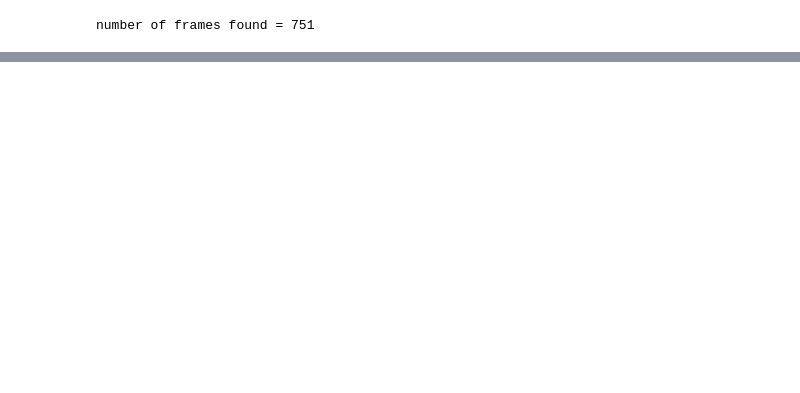
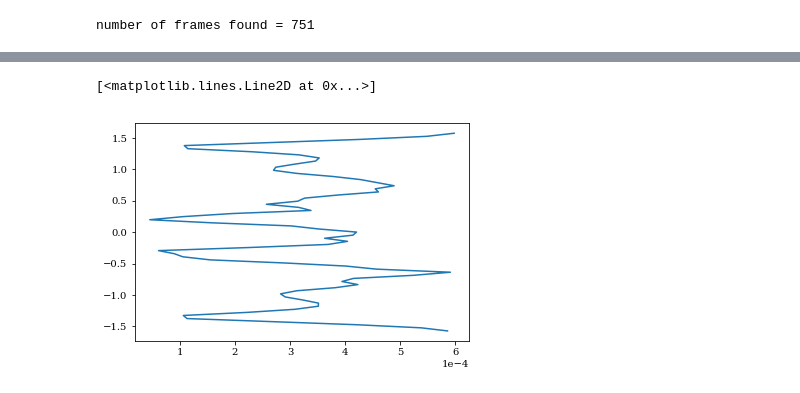
Before and after one commit to julianmak/pydra, a Jupyter notebook: wrapper/calc_GEOMETRIC.ipynb, the cells around one changed output, grey strips where cells are left out. Drawn from its saved outputs; the diff is of its cells as text; code cells hidden in the pictures; blank space fills up the shorter version.

```diff
--- a/wrapper/calc_GEOMETRIC.ipynb
+++ b/wrapper/calc_GEOMETRIC.ipynb
@@ -226,0 +290,6 @@ ax.grid()
+# %%
+test = np.sqrt(zonal_ave(M_L1L2[:, :, 0]) ** 2 + zonal_ave(N_L1L2[:, :, 0]) ** 2)
+plt.plot(test, y_vec)
+# %% [output]
+[<matplotlib.lines.Line2D at 0x...>]
+[figure, added]
```
Also changed, not shown: parts of 6 cells of this notebook, 1 other file.
